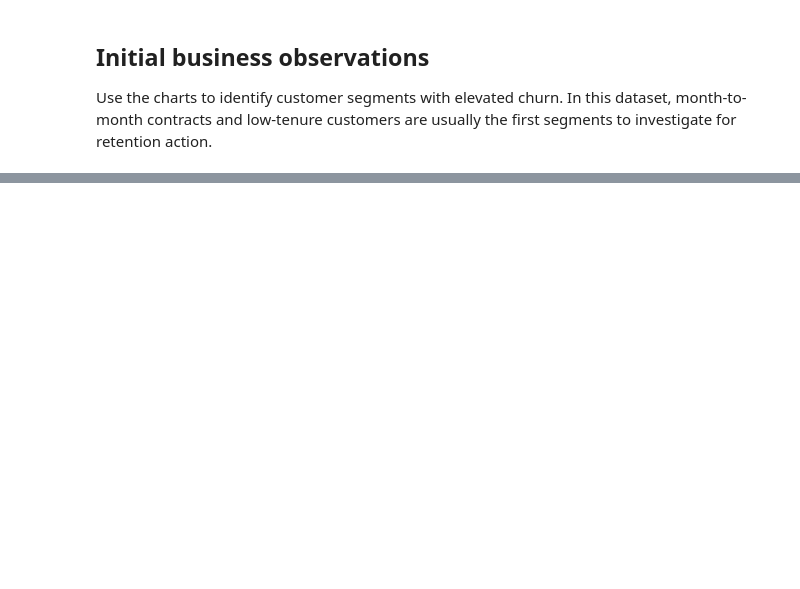
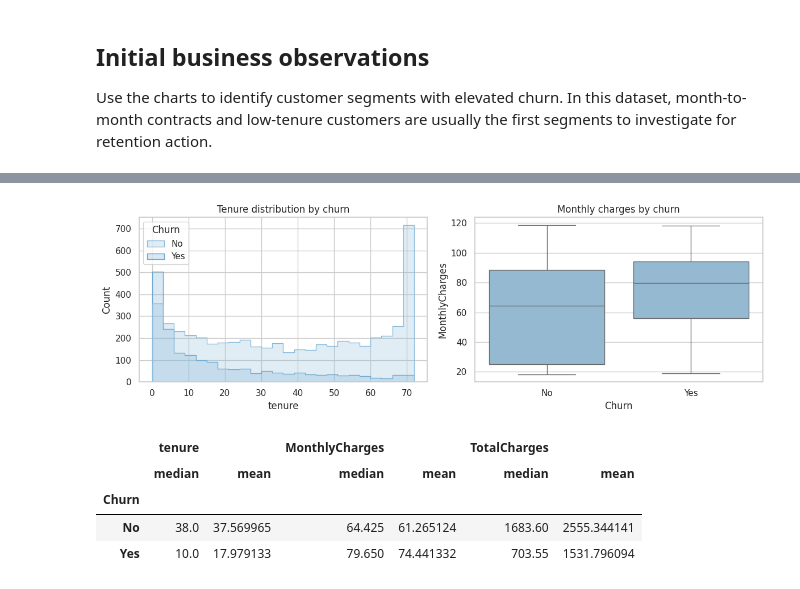
Before and after one commit to zhandarkayirbay/Customer-Churn-Prediction, a Jupyter notebook: notebooks/01_eda.ipynb, the cells around one changed output, grey strips where cells are left out. Cells and saved outputs as stored; diff of their text form; code cells hidden in the pictures; blank space fills up the shorter version.

```diff
--- a/notebooks/01_eda.ipynb
+++ b/notebooks/01_eda.ipynb
@@ -42,0 +259,17 @@ Use the charts to identify customer segments with elevated churn. In this datase
+# %%
+fig, axes = plt.subplots(1, 2, figsize=(12, 4))
+sns.histplot(data=df, x='tenure', hue='Churn', bins=24, element='step', ax=axes[0])
+sns.boxplot(data=df, x='Churn', y='MonthlyCharges', ax=axes[1])
+axes[0].set_title('Tenure distribution by churn')
+axes[1].set_title('Monthly charges by churn')
+plt.tight_layout()
+save_figure('tenure_monthly_charges.png')
+plt.show()
+display(df.groupby('Churn')[['tenure', 'MonthlyCharges', 'TotalCharges']].agg(['median', 'mean']))
+# %% [output]
+[figure, added]
+|  | tenure |  | MonthlyCharges |  | TotalCharges |  |
+|  | median | mean | median | mean | median | mean |
+| Churn |  |  |  |  |  |  |
+| No | 38.0 | 37.569965 | 64.425 | 61.265124 | 1683.60 | 2555.344141 |
+| Yes | 10.0 | 17.979133 | 79.650 | 74.441332 | 703.55 | 1531.796094 |
```
Also changed, not shown: parts of 25 cells of this notebook, 21 other files.
